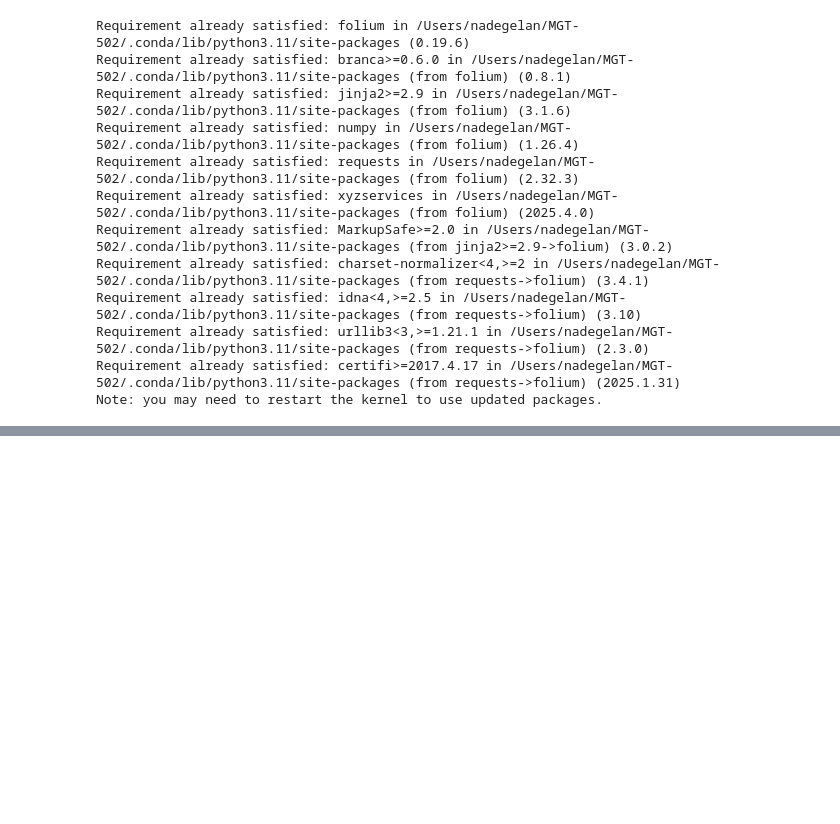
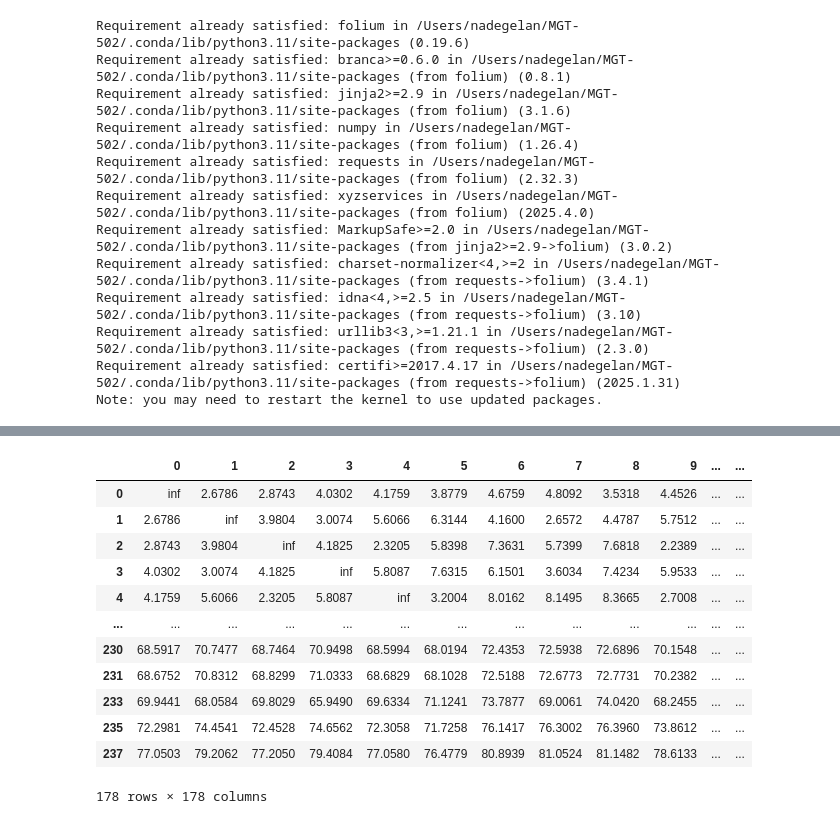
Before and after one commit to baertsch/MGT-530-SLO, a Jupyter notebook: young_people_only.ipynb, the cells around one changed output, grey strips where cells are left out. Cells and saved outputs as stored; diff of their text form; code cells hidden in the pictures; blank space fills up the shorter version.

```diff
--- a/young_people_only.ipynb
+++ b/young_people_only.ipynb
@@ -46,0 +159,17 @@ full_data = pd.read_csv(repo_url + 'data/full_data.csv')
+# %%
+full_data =pd.read_csv(repo_url + 'data/full_data.csv')
+# %%
+# List of columns to sum
+ticket_cols = ['wed_tickets', 'thu_tickets', 'fri_tickets', 'sat_tickets', 'sub_tickets', 'all_tickets']
+
+# Group by 'Commune' and sum the ticket columns
+aggregated = full_data.groupby("Commune d'annonce référence")[ticket_cols].sum()
+# %%
+# Take the first row for each 'Commune'
+first_rows = full_data.drop_duplicates(subset="Commune d'annonce référence",keep='first').copy()
+first_rows.drop(columns=ticket_cols, inplace=True)
+
+# Merge the summed ticket columns back onto the first rows
+df = first_rows.merge(aggregated, left_on="Commune d'annonce référence",right_index=True)
+df.sort_index(inplace=True)
+df
@@ -46,0 +190,20 @@ full_data = pd.read_csv(repo_url + 'data/full_data.csv')
+# %%
+distance_matrix = pd.read_csv(repo_url + 'data/distance_matrix.csv',header=None)
+distance_matrix
+distance_matrix = distance_matrix[distance_matrix.index.isin(df.index.tolist())]
+distance_matrix = distance_matrix.loc[:, distance_matrix.columns.isin(df.index.tolist())]
+distance_matrix
+# %% [output]
+|  | 0 | 1 | 2 | 3 | 4 | 5 | 6 | 7 | 8 | 9 | ... | ... |
+| 0 | inf | 2.6786 | 2.8743 | 4.0302 | 4.1759 | 3.8779 | 4.6759 | 4.8092 | 3.5318 | 4.4526 | ... | ... |
+| 1 | 2.6786 | inf | 3.9804 | 3.0074 | 5.6066 | 6.3144 | 4.1600 | 2.6572 | 4.4787 | 5.7512 | ... | ... |
+| 2 | 2.8743 | 3.9804 | inf | 4.1825 | 2.3205 | 5.8398 | 7.3631 | 5.7399 | 7.6818 | 2.2389 | ... | ... |
+| 3 | 4.0302 | 3.0074 | 4.1825 | inf | 5.8087 | 7.6315 | 6.1501 | 3.6034 | 7.4234 | 5.9533 | ... | ... |
+| 4 | 4.1759 | 5.6066 | 2.3205 | 5.8087 | inf | 3.2004 | 8.0162 | 8.1495 | 8.3665 | 2.7008 | ... | ... |
+| ... | ... | ... | ... | ... | ... | ... | ... | ... | ... | ... | ... | ... |
+| 230 | 68.5917 | 70.7477 | 68.7464 | 70.9498 | 68.5994 | 68.0194 | 72.4353 | 72.5938 | 72.6896 | 70.1548 | ... | ... |
+| 231 | 68.6752 | 70.8312 | 68.8299 | 71.0333 | 68.6829 | 68.1028 | 72.5188 | 72.6773 | 72.7731 | 70.2382 | ... | ... |
+| 233 | 69.9441 | 68.0584 | 69.8029 | 65.9490 | 69.6334 | 71.1241 | 73.7877 | 69.0061 | 74.0420 | 68.2455 | ... | ... |
+| 235 | 72.2981 | 74.4541 | 72.4528 | 74.6562 | 72.3058 | 71.7258 | 76.1417 | 76.3002 | 76.3960 | 73.8612 | ... | ... |
+| 237 | 77.0503 | 79.2062 | 77.2050 | 79.4084 | 77.0580 | 76.4779 | 80.8939 | 81.0524 | 81.1482 | 78.6133 | ... | ... |
+178 rows × 178 columns
```
Also changed, not shown: parts of 19 cells of this notebook, 3 other files.
